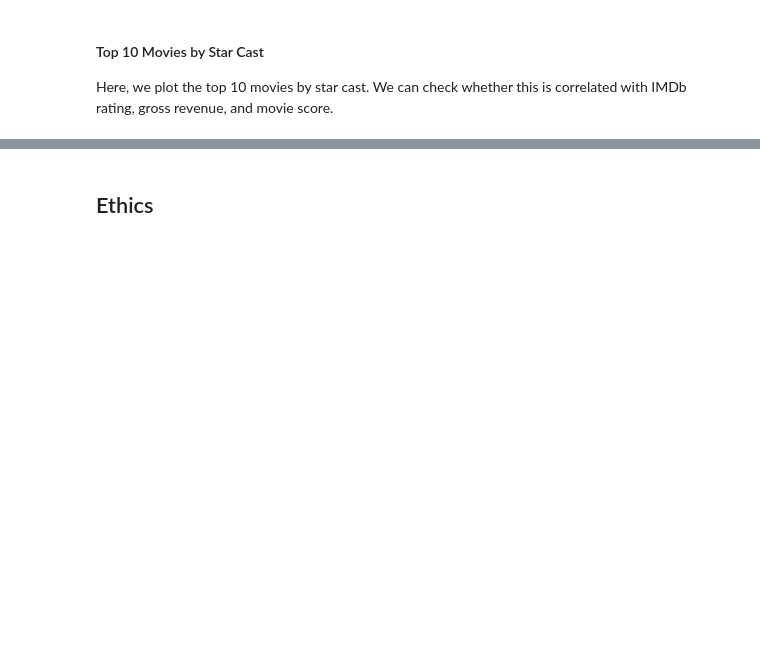
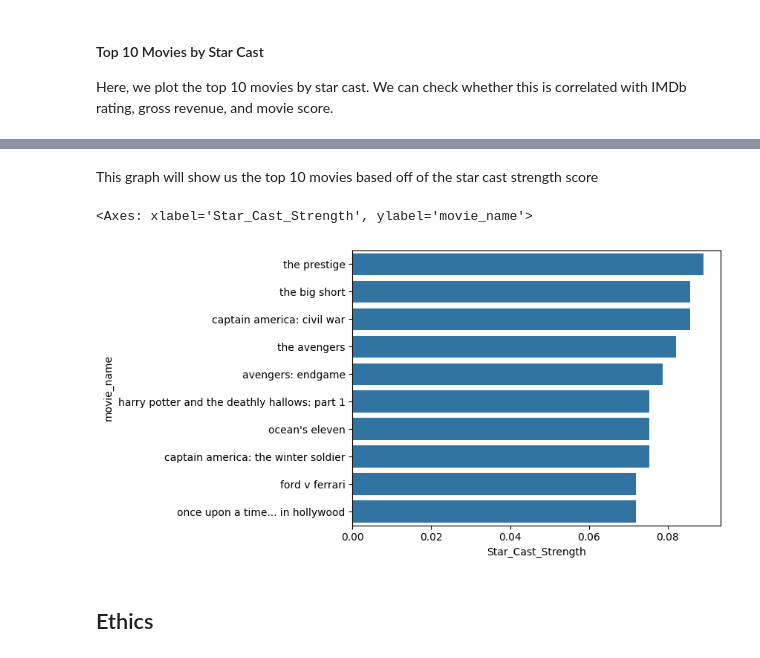
Before and after one commit to COGS108/Group138_WI26, a Jupyter notebook: 02-EDACheckpoint.ipynb, the cells around one changed output, grey strips where cells are left out. Saved outputs shown, nothing was run; the diff lists cells and outputs as text; code cells hidden in the pictures; blank space fills up the shorter version.

```diff
--- a/02-EDACheckpoint.ipynb
+++ b/02-EDACheckpoint.ipynb
@@ -392,3 +398,42 @@ This can tell us whether directors might also be correlated with increased ratin
 #### Top 10 Movies by Star Cast
 
 Here, we plot the top 10 movies by star cast. We can check whether this is correlated with IMDb rating, gross revenue, and movie score.
+# %%
+df = pd.read_csv('data/02-processed/movies_combined_cleaned.csv')
+
+all_actors = df[['Star1','Star2','Star3','Star4']].stack()
+actor_freqs = all_actors.value_counts()
+
+all_actors = df[['Star1', 'Star2', 'Star3', 'Star4']].stack()
+
+
+
+actors = set(df['Star1']) | set(df['Star2']) | set(df['Star3']) | set(df['Star4'])
+freqs = {}
+star1_val_counts = df['Star1'].value_counts(normalize=True)
+star2_val_counts = df['Star2'].value_counts(normalize=True)
+star3_val_counts = df['Star3'].value_counts(normalize=True)
+star4_val_counts = df['Star4'].value_counts(normalize=True)
+
+for actor in actors:
+  actor_col = f'{actor}_Freq'
+
+  freqs[actor_col] = (star1_val_counts.get(actor, 0) + star2_val_counts.get(actor, 0) + star3_val_counts.get(actor, 0) + star4_val_counts.get(actor, 0))
+
+
+
+
+def get_star_cast_strength(row):
+  star1_name = f'{row['Star1']}_Freq'
+  star2_name = f'{row['Star2']}_Freq'
+  star3_name = f'{row['Star3']}_Freq'
+  star4_name = f'{row['Star4']}_Freq'
+  strength = freqs[star1_name] + freqs[star2_name] + freqs[star3_name] + freqs[star4_name]
+  return strength
+
+df['Star_Cast_Strength'] = df.apply(get_star_cast_strength, axis=1)
+df.head()
+
+
+#Worked with teammate to come up with the get_star_cast strenght functionality, and copied it over
+#this functionality is very important for our datapoint to see the top 10 movies by cast
@@ -395,3 +448,12 @@ Here, we plot the top 10 movies by star cast. We can check whether this is corre
+# %% [markdown]
+This graph will show us the top 10 movies based off of the star cast strength score
+# %%
+top_movies = df.sort_values('Star_Cast_Strength', ascending=False).head(10)
+#because of the code we created, we are able to see the top movies by the corresponding star strenght
+sns.barplot(data=top_movies, x='Star_Cast_Strength', y='movie_name')
+# %% [output]
+<Axes: xlabel='Star_Cast_Strength', ylabel='movie_name'>
+[figure, added]
 # %% [markdown]
 ## Ethics
 # %% [markdown]
```
Also changed, not shown: parts of 5 cells of this notebook, 1 other file.
